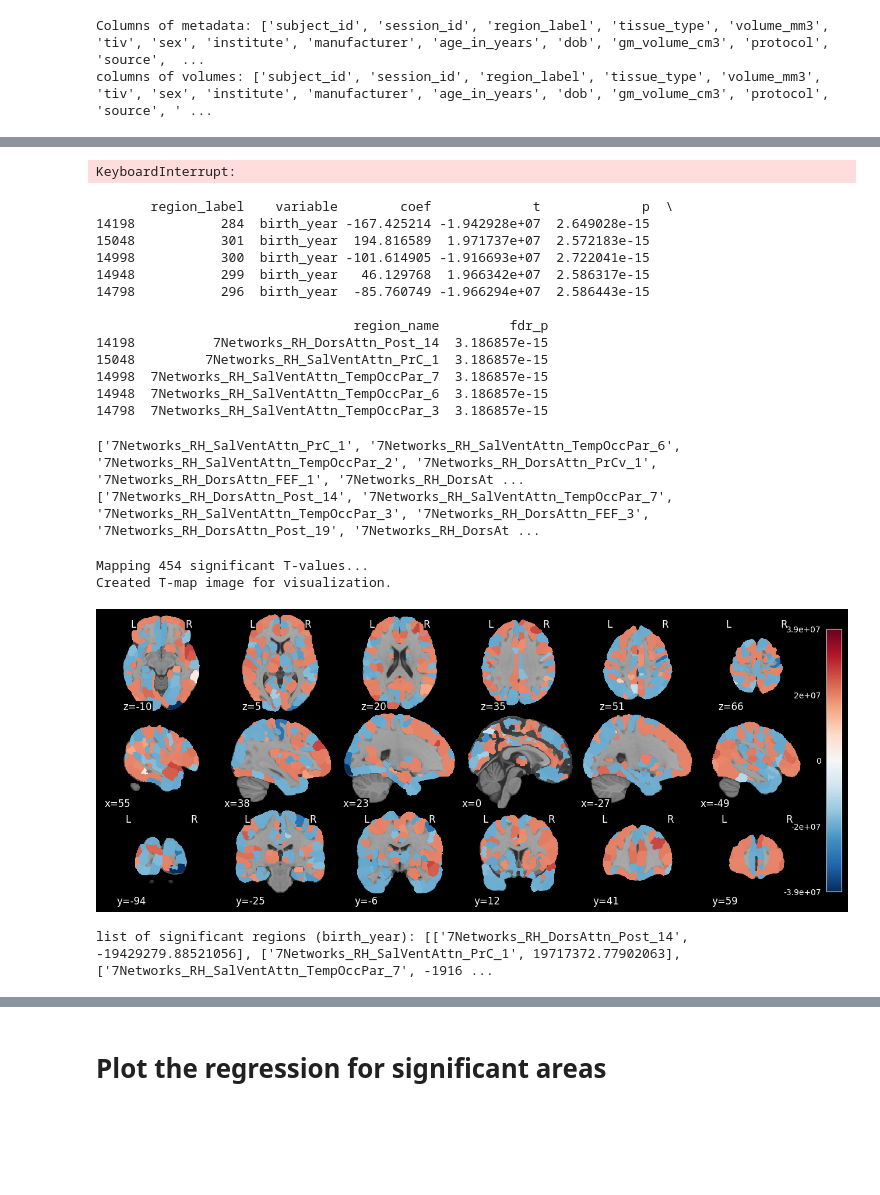
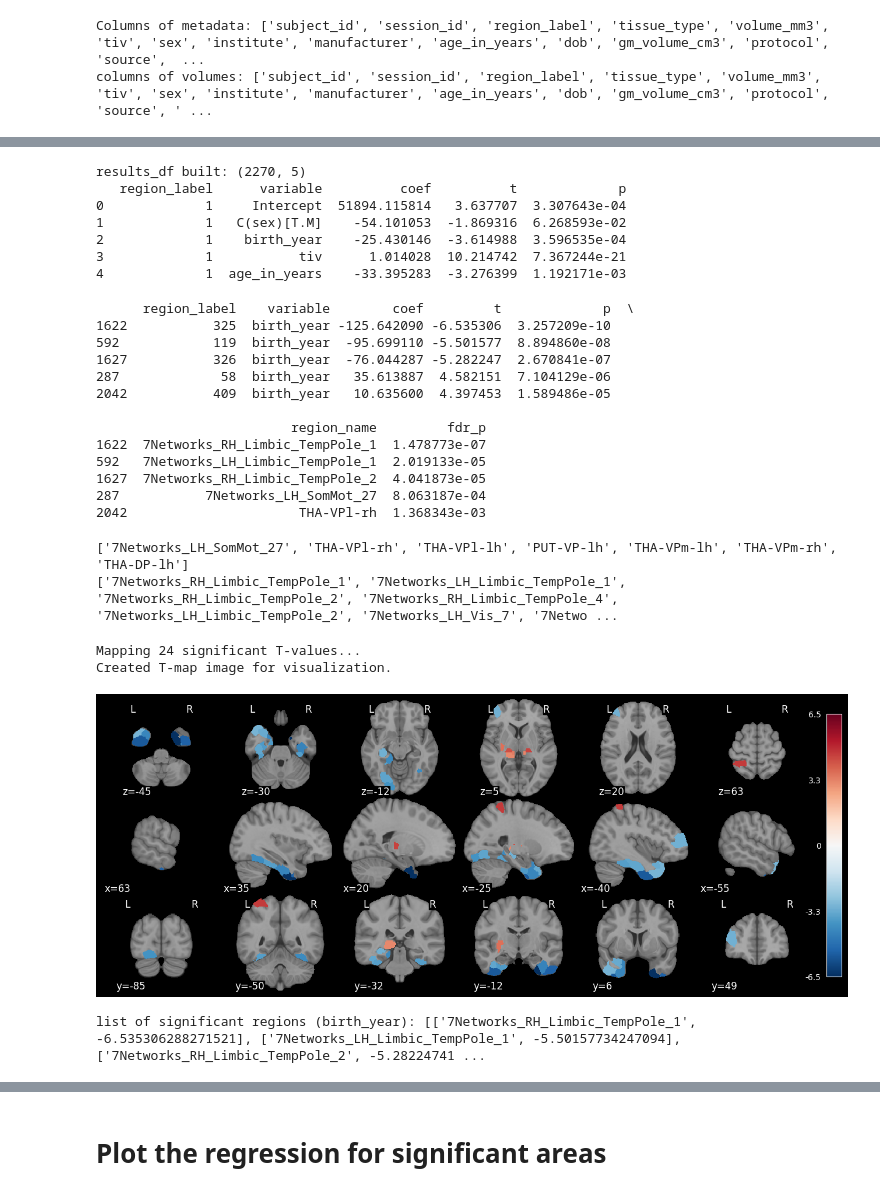
Before and after one commit to GaiaNegev13/legacy_pipe, a Jupyter notebook: scripts/step8_poc_statistical_analysis.ipynb, the cells around one changed output, grey strips where cells are left out. Cells and saved outputs as stored; diff of their text form; code cells hidden in the pictures; blank space fills up the shorter version.

Commit message:
numeric bug step8, step9 as script, add step10

```diff
--- a/scripts/step8_poc_statistical_analysis.ipynb
+++ b/scripts/step8_poc_statistical_analysis.ipynb
@@ -54,8 +54,8 @@ combined_df = combined_df[(combined_df['classification_label'] == 1) | (combined
 # %% [markdown]
 # choose the specific age
 # %%
-min_age = 30
-max_age = 35
+min_age = 40
+max_age = 45
 # %% [markdown]
 ### Descriptive statistics
 # %%
@@ -70,0 +76,3 @@ shape of 30 - 35 years old metadata after removing duplicates: (585, 25)
+# %%
+# 1. Convert the column to numeric (floats)
+volumes['age_in_years'] = pd.to_numeric(volumes['age_in_years'], errors='coerce')
@@ -242,13 +256,30 @@ for roi, df_roi in tqdm(volumes.groupby('region_label')):
             'p': model.pvalues[var]
         })
 
-results_df = pd.DataFrame(results)
-print("results_df built:", results_df.shape)
-# Example head
-print(results_df.head())
+# # specific roi
+# # Fit model with birth_year as a continuous predictor
+# roi = 421
+# df_roi = volumes[volumes['region_label'] == roi]
+# model = smf.ols(
+#     'volume_mm3 ~ birth_year + C(sex) + tiv + age_in_years',
+#     data=df_roi
+# ).fit()
+
+# # Collect stats for each variable
+# for var in model.params.index:
+#     results.append({
+#         'region_label': roi,
+#         'variable': var,
+#         'coef': model.params[var],
+#         't': model.tvalues[var],
+#         'p': model.pvalues[var]
+#     })
-# %% [output]
-KeyboardInterrupt:
 # %%
+results_df = pd.DataFrame(results)
+print("results_df built:", results_df.shape)
+# Example head
+print(results_df.head())
+
 # add region name according to the atlas
 atlas_csv = pd.read_csv("/home/gaia/Projects/legacy_data/my_master/space-MNI152_atlas-schaefer2018tian2020_res-1mm_den-400_div-7networks_dseg.csv")
 
@@ -262,6 +293,14 @@ results_df = results_df.merge(
 # rename and clean up
 results_df.rename(columns={'name': 'region_name'}, inplace=True)
 results_df.drop(columns='index', inplace=True)
+# %% [output]
+results_df built: (2270, 5)
+   region_label      variable          coef          t             p
+0             1     Intercept  51894.115814   3.637707  3.307643e-04
+1             1   C(sex)[T.M]    -54.101053  -1.869316  6.268593e-02
+2             1    birth_year    -25.430146  -3.614988  3.596535e-04
+3             1           tiv      1.014028  10.214742  7.367244e-21
+4             1  age_in_years    -33.395283  -3.276399  1.192171e-03
 # %%
 # --- Multiple comparison correction (using results_df) ---
 from statsmodels.stats.multitest import multipletests
@@ -295,19 +334,19 @@ print(results_df.head())
 # results_df = results_df.sort_values(by='fdr_p')
 # print(results_df.head())
 # %% [output]
-       region_label    variable        coef             t             p  \
-14198           284  birth_year -167.425214 -1.942928e+07  2.649028e-15
-15048           301  birth_year  194.816589  1.971737e+07  2.572183e-15
-14998           300  birth_year -101.614905 -1.916693e+07  2.722041e-15
-14948           299  birth_year   46.129768  1.966342e+07  2.586317e-15
-14798           296  birth_year  -85.760749 -1.966294e+07  2.586443e-15
+      region_label    variable        coef         t             p  \
+1622           325  birth_year -125.642090 -6.535306  3.257209e-10
+592            119  birth_year  -95.699110 -5.501577  8.894860e-08
+1627           326  birth_year  -76.044287 -5.282247  2.670841e-07
+287             58  birth_year   35.613887  4.582151  7.104129e-06
+2042           409  birth_year   10.635600  4.397453  1.589486e-05
 
-                                 region_name         fdr_p
-14198          7Networks_RH_DorsAttn_Post_14  3.186857e-15
-15048         7Networks_RH_SalVentAttn_PrC_1  3.186857e-15
-14998  7Networks_RH_SalVentAttn_TempOccPar_7  3.186857e-15
-14948  7Networks_RH_SalVentAttn_TempOccPar_6  3.186857e-15
-14798  7Networks_RH_SalVentAttn_TempOccPar_3  3.186857e-15
+                         region_name         fdr_p
+1622  7Networks_RH_Limbic_TempPole_1  1.478773e-07
+592   7Networks_LH_Limbic_TempPole_1  2.019133e-05
+1627  7Networks_RH_Limbic_TempPole_2  4.041873e-05
+287           7Networks_LH_SomMot_27  8.063187e-04
+2042                      THA-VPl-rh  1.368343e-03
 # %%
 # make sure fdr_p is float
 results_df['fdr_p'] = results_df['fdr_p'].astype(float)
@@ -321,6 +360,6 @@ print(significant_results_df.loc[significant_results_df['t'] > 0, 'region_name']
 # decrease
 print(significant_results_df.loc[significant_results_df['t'] < 0, 'region_name'].tolist())
 # %% [output]
-['7Networks_RH_SalVentAttn_PrC_1', '7Networks_RH_SalVentAttn_TempOccPar_6', '7Networks_RH_SalVentAttn_TempOccPar_2', '7Networks_RH_DorsAttn_PrCv_1', '7Networks_RH_DorsAttn_FEF_1', '7Networks_RH_DorsAt ...
-['7Networks_RH_DorsAttn_Post_14', '7Networks_RH_SalVentAttn_TempOccPar_7', '7Networks_RH_SalVentAttn_TempOccPar_3', '7Networks_RH_DorsAttn_FEF_3', '7Networks_RH_DorsAttn_Post_19', '7Networks_RH_DorsAt ...
+['7Networks_LH_SomMot_27', 'THA-VPl-rh', 'THA-VPl-lh', 'PUT-VP-lh', 'THA-VPm-lh', 'THA-VPm-rh', 'THA-DP-lh']
+['7Networks_RH_Limbic_TempPole_1', '7Networks_LH_Limbic_TempPole_1', '7Networks_RH_Limbic_TempPole_2', '7Networks_RH_Limbic_TempPole_4', '7Networks_LH_Limbic_TempPole_2', '7Networks_LH_Vis_7', '7Netwo ...
 # %%
@@ -344,8 +383,6 @@ atlas_labels = atlas_img.get_fdata()
 significant_rois_data = results_df[(results_df['variable'] == 'birth_year') & (results_df['fdr_p'] < 0.05)][['region_label', 't']].values.tolist()
 # Create a dictionary for quick lookup of T-values by ROI label
 t_value_map = {label: t_val for label, t_val in significant_rois_data}
-path_to_t_map = f"/home/gaia/Projects/legacy_data/legacy_pipe/data/interim/t_value_map_{min_age}_to_{max_age}.csv"
-(pd.Series(t_value_map)).to_csv(path_to_t_map)
 
 
 # --- 3. Create the full statistical map ---
@@ -363,42 +400,42 @@ for label, t_value in t_value_map.items():
 # 3. Create the final NIfTI image for visualization.
 # This ensures the T-map has the same spatial dimensions and coordinates as your atlas.
 t_map_img = new_img_like(atlas_img, stat_map_data)
 print("Created T-map image for visualization.")
 
 
 # --- 4. Load background template ---
 bg_img = load_mni152_template()
 
 # --- 5. Plot the T-map ---
 custom_cut_coords = (6,6,6)
 
 # Plot the T-map using the mosaic display mode
 plotting.plot_stat_map(
     stat_map_img=t_map_img,
     bg_img=bg_img,
     # title=f"ROI T-Values",
     cmap='RdBu_r',
     symmetric_cbar=True,
     threshold=0.01,
     display_mode='mosaic',
     cut_coords=custom_cut_coords,
     colorbar=True
 )
 
 
 # Display the plot
 plotting.show()
 # %% [output]
-Mapping 454 significant T-values...
+Mapping 24 significant T-values...
 Created T-map image for visualization.
-[figure, old version]
+[figure, new version]
 # %%
 # print a list of significant regions and their t values
 region_list = significant_results_df[['region_name', 't']].values.tolist()
 
 print(f"list of significant regions (birth_year): {region_list}")
 # %% [output]
-list of significant regions (birth_year): [['7Networks_RH_DorsAttn_Post_14', -19429279.88521056], ['7Networks_RH_SalVentAttn_PrC_1', 19717372.77902063], ['7Networks_RH_SalVentAttn_TempOccPar_7', -1916 ...
+list of significant regions (birth_year): [['7Networks_RH_Limbic_TempPole_1', -6.535306288271521], ['7Networks_LH_Limbic_TempPole_1', -5.50157734247094], ['7Networks_RH_Limbic_TempPole_2', -5.28224741 ...
 # %%
 # # visualization birth_group
 
```
Also changed, not shown: parts of 8 cells of this notebook, 5 other files.
